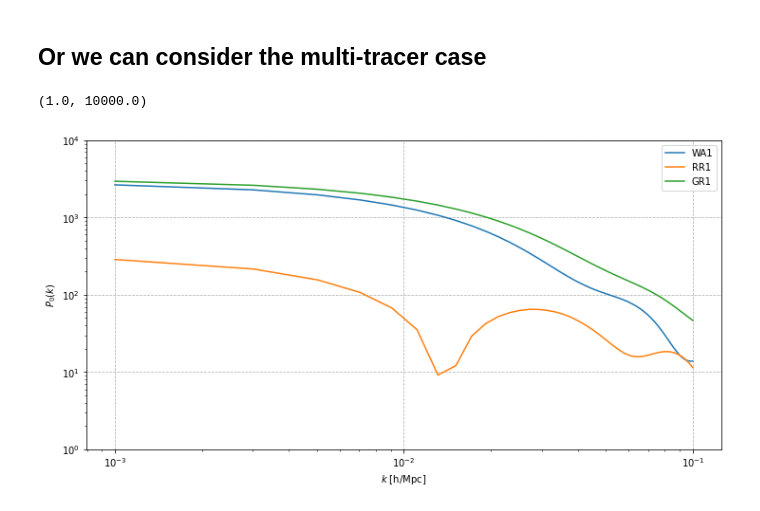
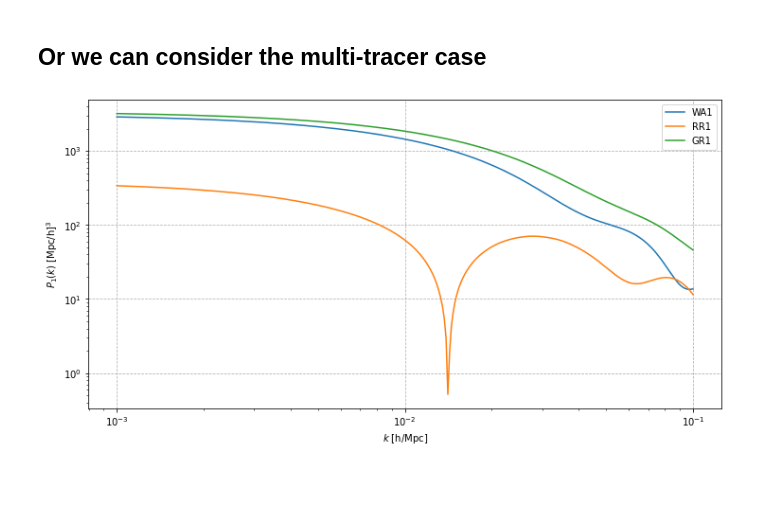
Before and after one commit to craddis1/CosmoWAP, a Jupyter notebook: examples/example_pk.ipynb, the cells around one changed output. Drawn from its saved outputs; the diff is of its cells as text; code cells hidden in the pictures; blank space fills up the shorter version.

```diff
--- a/examples/example_pk.ipynb
+++ b/examples/example_pk.ipynb
@@ -83,5 +38,6 @@ cosmo_funcs = cw.ClassWAP(cosmo,[survey_params.Euclid],compute_bias=False)
 # %%
+# pick z and k range
 zz=1 # redshift
-kk = np.linspace(0.001,0.1)
+kk = np.linspace(0.001,0.13,500)
 # %%
 #for monopole
@@ -128,18 +95,17 @@ cosmo_funcs = cw.ClassWAP(cosmo,[survey_params.Euclid,survey_params.SKAO2],compu
 # %%
 # for dipole - now the GR part does not cancel
 plt.figure(figsize=(12,6))
 
 plt.plot(kk,np.abs(pk.WA1.l1(cosmo_funcs,kk,zz=1,t=0).imag),label='WA1')
 plt.plot(kk,np.abs(pk.RR1.l1(cosmo_funcs,kk,zz=1,t=0).imag),label='RR1')
-plt.plot(kk,np.abs(pk.GR1.l1(cosmo_funcs,kk,zz=1).imag),label='GR1')
+plt.plot(kk,np.abs(pk.GR1.l1(cosmo_funcs,kk,zz=1,t=0).imag),label='GR1')
 
 plt.xscale('log')
 plt.yscale('log')
 plt.legend()
 plt.grid(ls='--',lw=0.75)
 plt.xlabel(r'$k $ [h/Mpc]')
-plt.ylabel(r'$ P_0(k) $')
-plt.ylim(1e+0,1e+4)
+plt.ylabel(r'$ P_1(k) $ [Mpc/h$]^3$')
+plt.show()
 # %% [output]
-(1.0, 10000.0)
-[figure, old version]
+[figure, new version]
```
Also changed, not shown: parts of 13 cells of this notebook, 4 other files.
